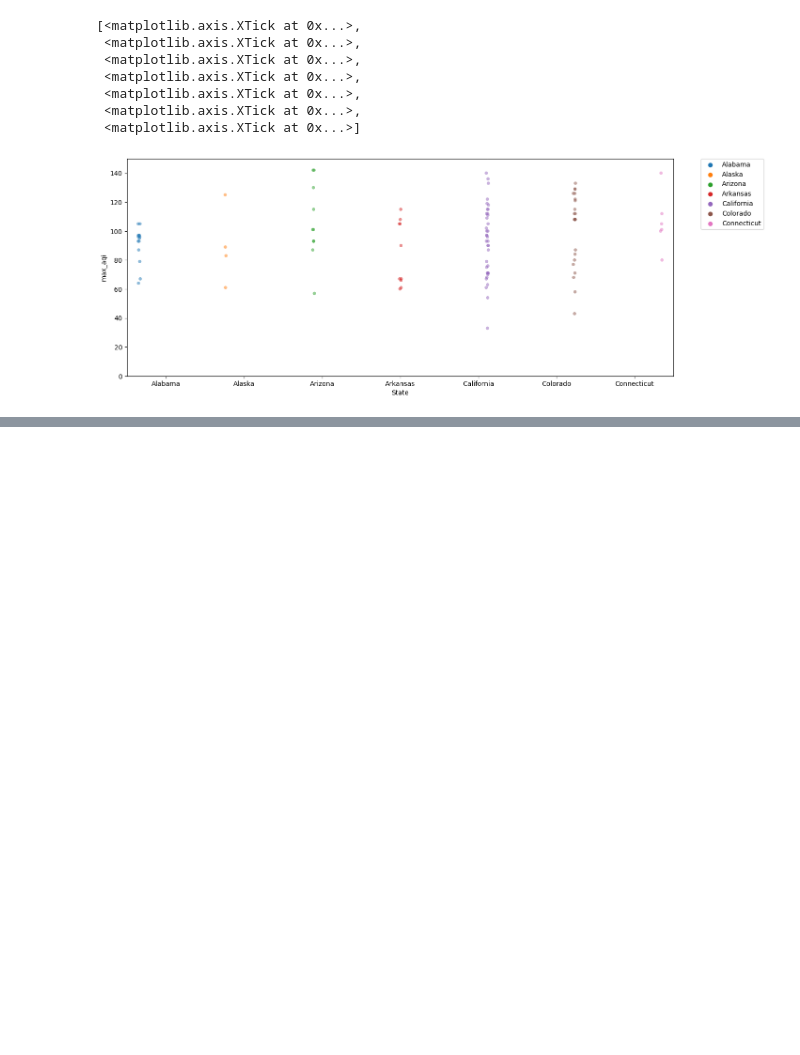
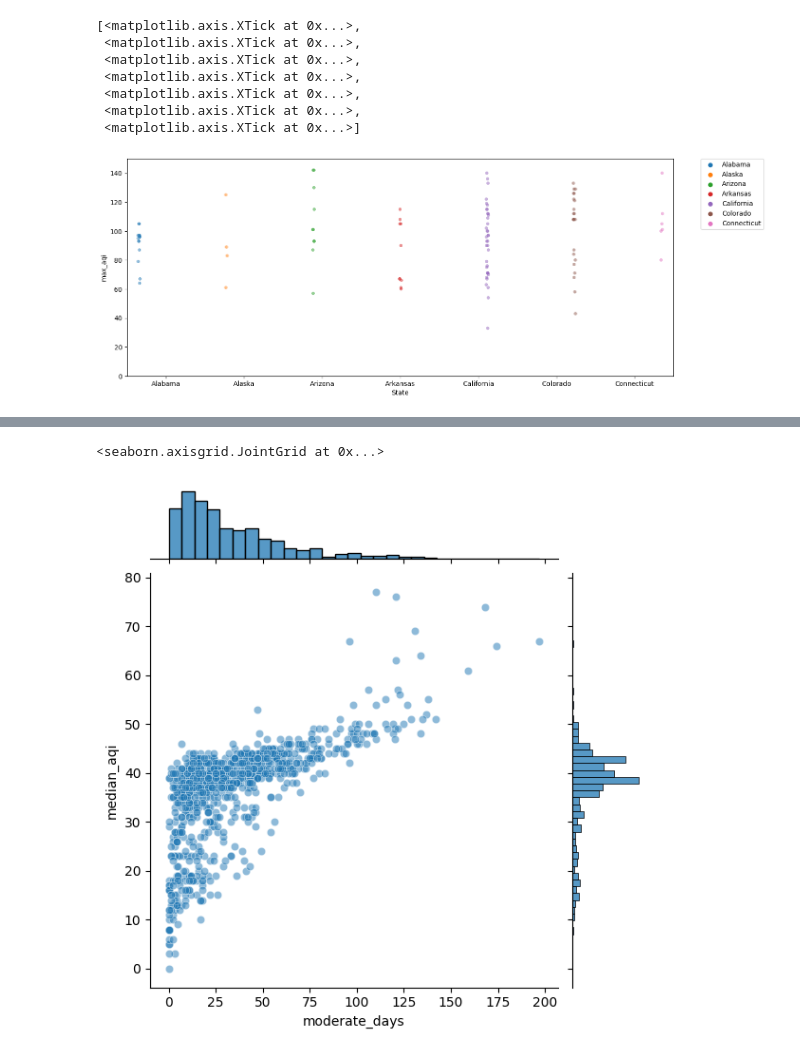
Before and after one commit to adolfo85/DataAir, a Jupyter notebook: notebooks/0.0-air-introduction.ipynb, the cells around one changed output, grey strips where cells are left out. Drawn from its saved outputs; the diff is of its cells as text; code cells hidden in the pictures; blank space fills up the shorter version.

```diff
--- a/notebooks/0.0-air-introduction.ipynb
+++ b/notebooks/0.0-air-introduction.ipynb
@@ -166,0 +191,5 @@ ax.set_xticks(ax.get_xticks())  # Establecer los marcadores de manera fija
+# %%
+sns.jointplot(x=df_2['moderate_days'], y=df_2['median_aqi'], alpha=0.5)
+# %% [output]
+<seaborn.axisgrid.JointGrid at 0x...>
+[figure, added]
```
Also changed, not shown: parts of 4 cells of this notebook, 1 other file.
